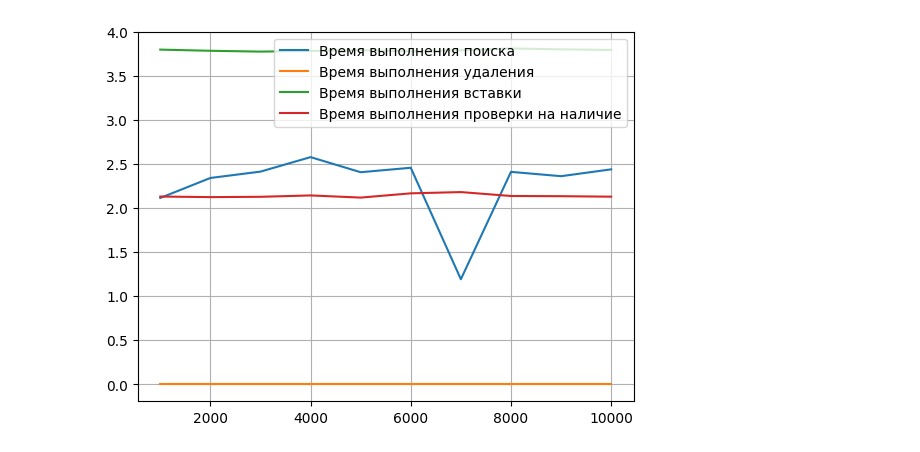
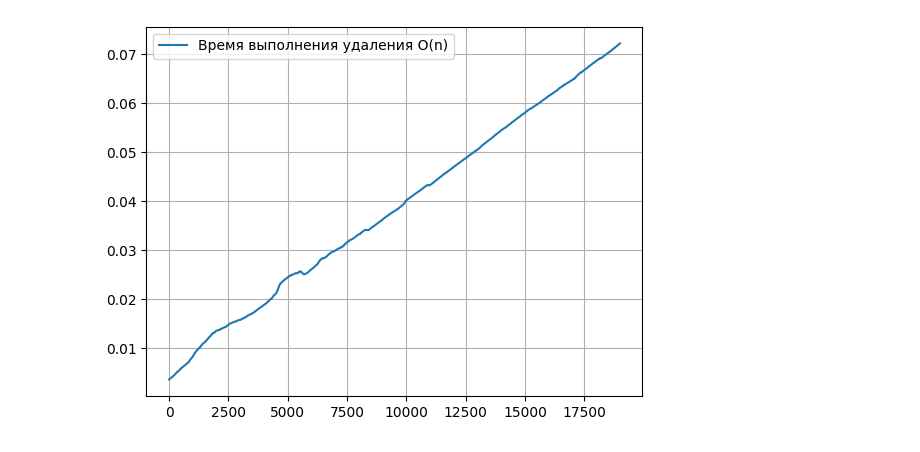
Before and after one commit to RubyBunny/asu_homework, a Jupyter notebook: TMP/6lab/6lab.ipynb, the cells around one changed output. Drawn from its saved outputs; the diff is of its cells as text; code cells hidden in the pictures.

```diff
--- a/TMP/6lab/6lab.ipynb
+++ b/TMP/6lab/6lab.ipynb
@@ -10,5 +16,7 @@ from fuzzy_number import FuzzyNumber
 # %%
-random_list = [FuzzyNumber(randint(0, 100), randint(0, 100), randint(0, 100)) for _ in range(100)]
+random_list = [
+    FuzzyNumber(randint(0, 100), randint(0, 100), randint(0, 100)) for _ in range(100)
+]
 # %%
 list_wrapper = ListWrapper(random_list)
 list_wrapper
@@ -39 +47,5 @@ list_wrapper
+# %%
+def moving_avg(x, n):
+    cumsum = numpy.cumsum(numpy.insert(x, 0, 0))
+    return (cumsum[n:] - cumsum[:-n]) / float(n)
 # %%
@@ -92,16 +162,26 @@ def speed_test_insert(start: int, end: int, step: int):
 # %%
-def speed_test_contain(start: int, end: int, step: int):
+def delete_speed_test(start: int, end: int, step: int) -> list[float]:
     speed_measurements = []
 
-    for _ in range(start, end, step):
-        random_list = [
+    for list_size in range(start, end+step, step):
+        list_random_elements = [
             FuzzyNumber(randint(0, 100), randint(0, 100), randint(0, 100))
-            for _ in range(10000)
+            for _ in range(list_size)
         ]
-        list_wrapper = ListWrapper(random_list)
 
-        speed_measurements.append(
-            timeit.Timer(lambda: list_wrapper.__contains__(ID)).repeat()
-        )
+        def execute_delete():
+            list_wrapper = ListWrapper(list_random_elements)
+            index = randint(0, len(list_wrapper)-1)
+
+            list_wrapper.__delitem__(index)
+
+        for _ in tqdm(
+                range(NUMBER_OF_MEASUREMENTS_FOR_ONE_LENGTH),
+                desc=f"{list_size} elements"):
+            execution_time = timeit.timeit(
+                lambda: execute_delete(),
+                number=1)
+
+            speed_measurements.append(execution_time)
 
     return speed_measurements
@@ -125,14 +188,15 @@ mean_del = numpy.mean(numpy_del, axis=1)
+# %%
+delete_array = delete_speed_test(START, END, STEP)
+numpy_delete = numpy.array(delete_array)
 # %%
 ax = plt.subplot()
 
-x_line = range(SIZE[0], SIZE[1], SIZE[2])
+mean_delete = moving_avg(numpy_delete, 1000)
+x_line = range(0, len(mean_delete))
 
-ax.plot(x_line, mean_find, label="Время выполнения поиска")
-ax.plot(x_line, mean_del, label="Время выполнения удаления")
-ax.plot(x_line, mean_insert, label="Время выполнения вставки")
-ax.plot(x_line, mean_contain, label="Время выполнения проверки на наличие")
+ax.plot(x_line, mean_delete, label="Время выполнения удаления O(n)")
 
 ax.legend()
 ax.grid()
 # %% [output]
-[figure, old version]
+[figure, new version]
```
Also changed, not shown: parts of 20 cells of this notebook.
